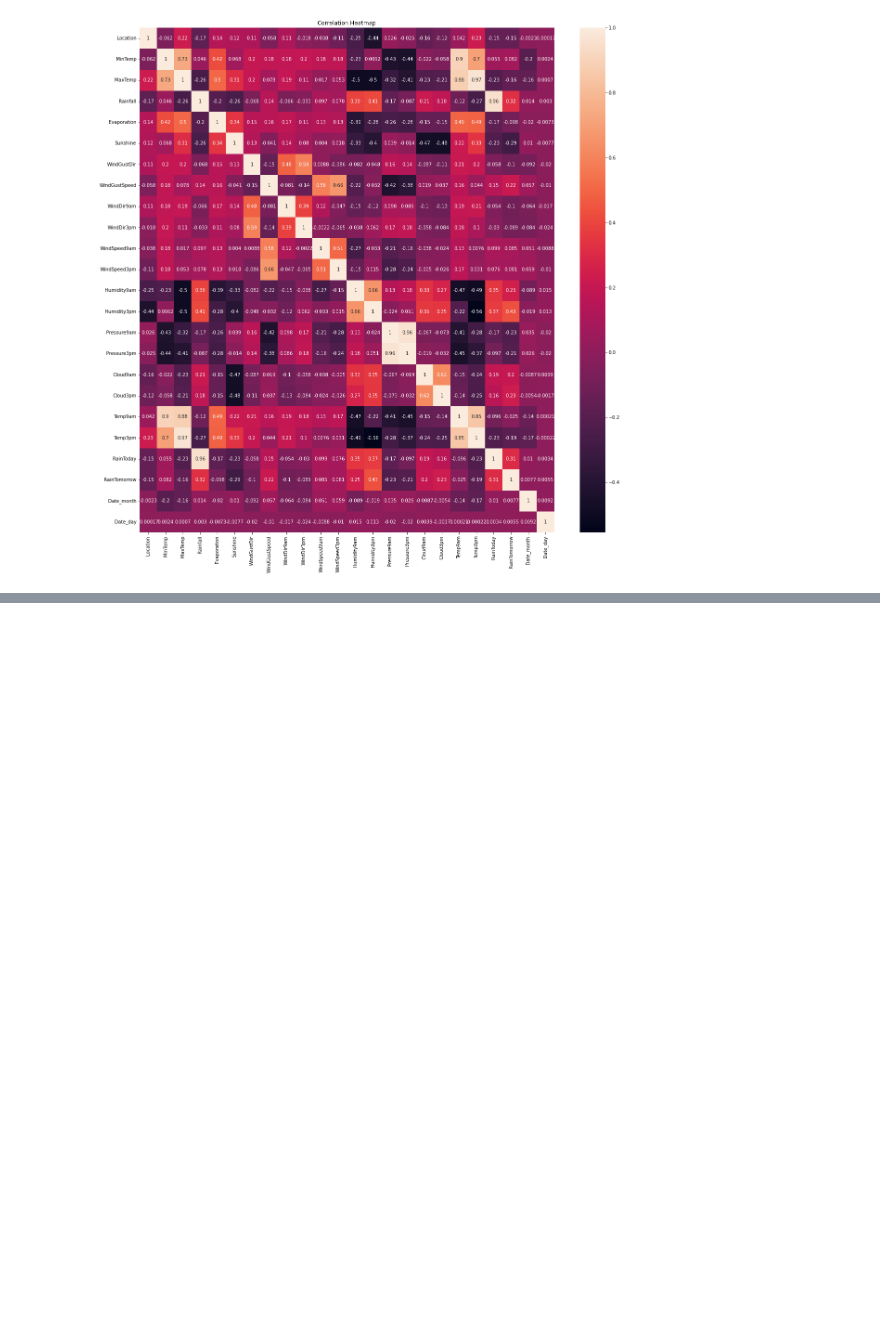
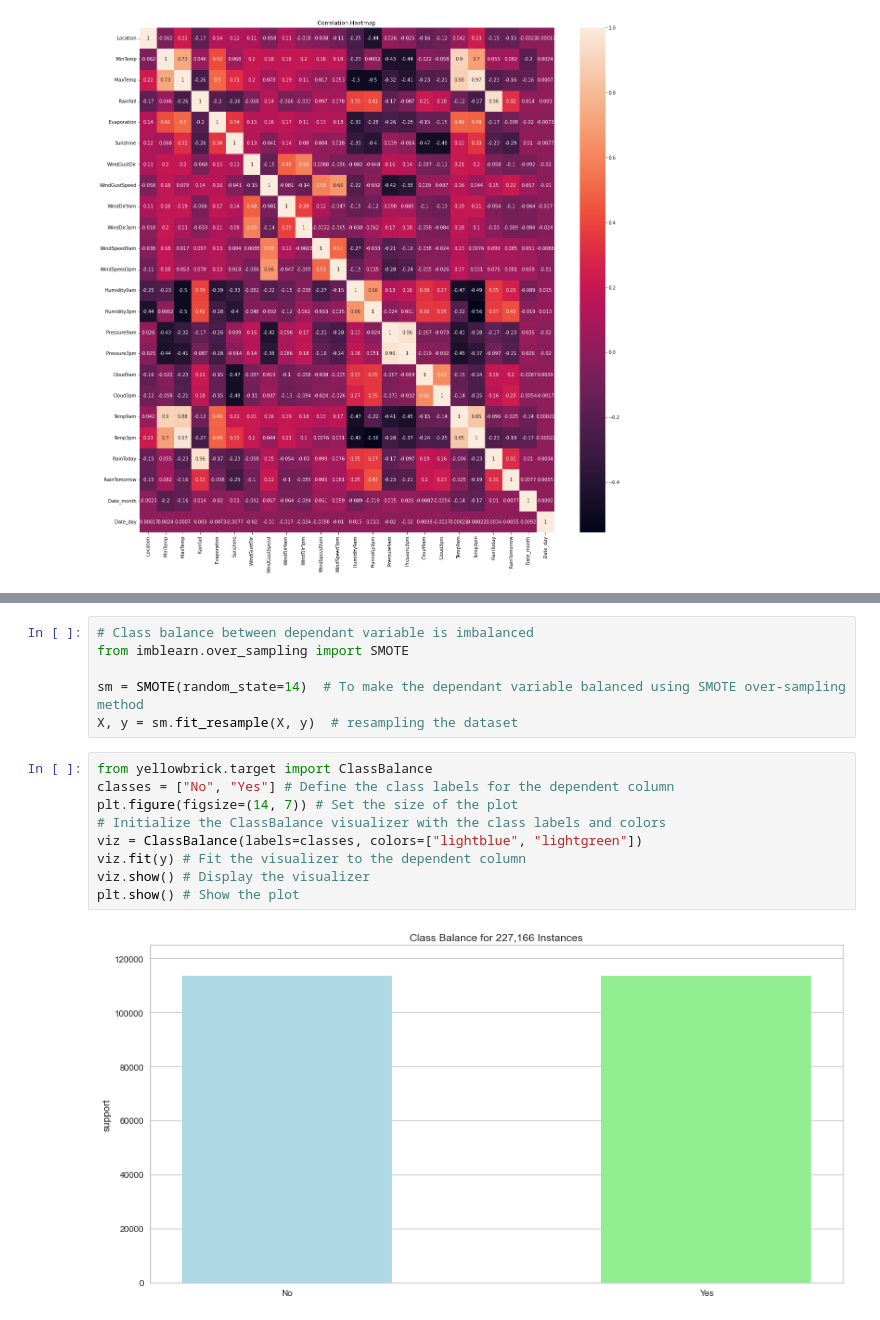
Before and after one commit to Prakashdeveloper03/Rainfy, a Jupyter notebook: notebook/analysis.ipynb, the cells around one changed output, grey strips where cells are left out. Saved outputs shown, nothing was run; the diff lists cells and outputs as text; blank space fills up the shorter version.

```diff
--- a/notebook/analysis.ipynb
+++ b/notebook/analysis.ipynb
@@ -611,0 +654,17 @@ g = sns.heatmap(df.corr(), annot=True)
+# %%
+# Class balance between dependant variable is imbalanced
+from imblearn.over_sampling import SMOTE
+
+sm = SMOTE(random_state=14)  # To make the dependant variable balanced using SMOTE over-sampling method
+X, y = sm.fit_resample(X, y)  # resampling the dataset
+# %%
+from yellowbrick.target import ClassBalance
+classes = ["No", "Yes"] # Define the class labels for the dependent column
+plt.figure(figsize=(14, 7)) # Set the size of the plot
+# Initialize the ClassBalance visualizer with the class labels and colors
+viz = ClassBalance(labels=classes, colors=["lightblue", "lightgreen"])
+viz.fit(y) # Fit the visualizer to the dependent column
+viz.show() # Display the visualizer
+plt.show() # Show the plot
+# %% [output]
+[figure, added]
```
Also changed, not shown: parts of 9 cells of this notebook.
